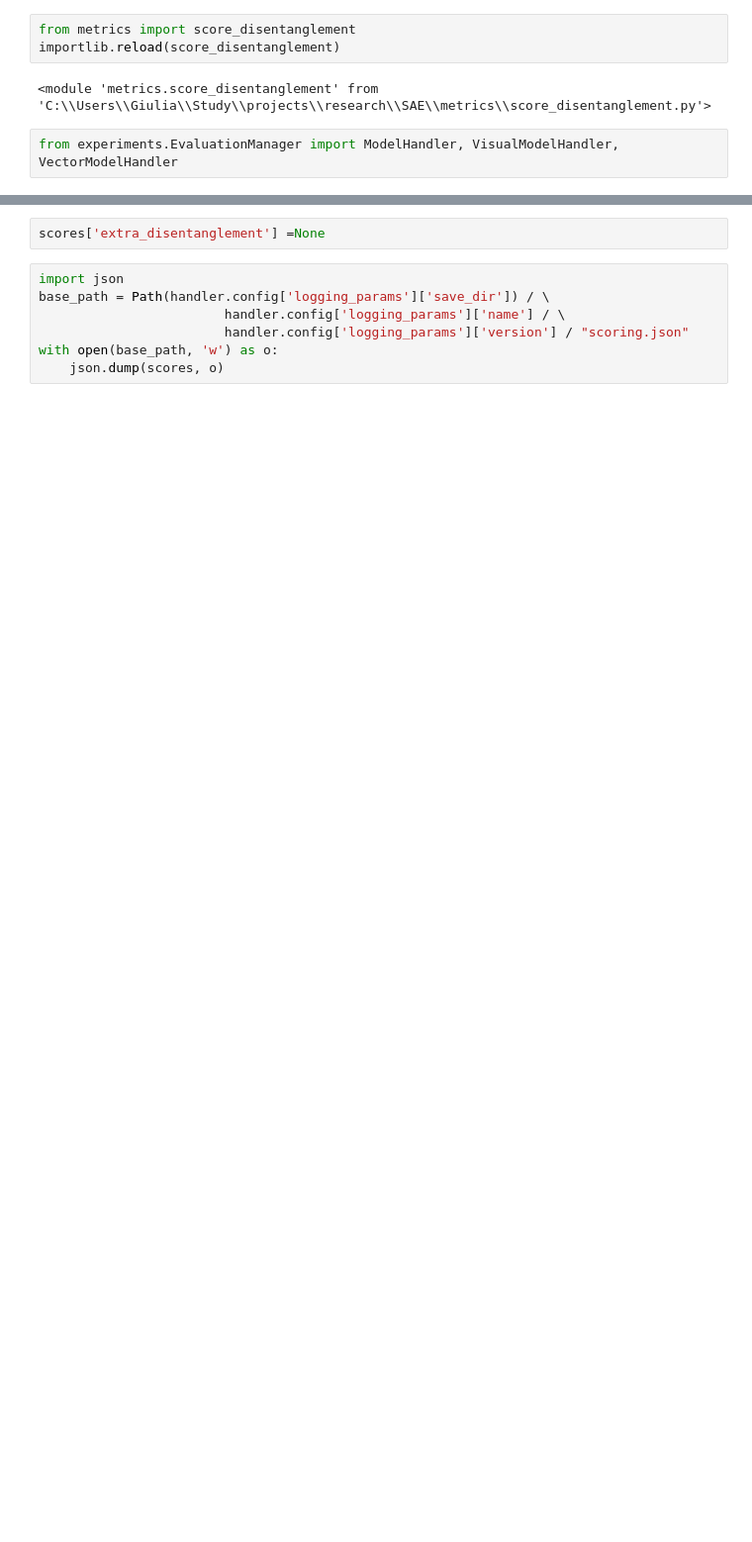
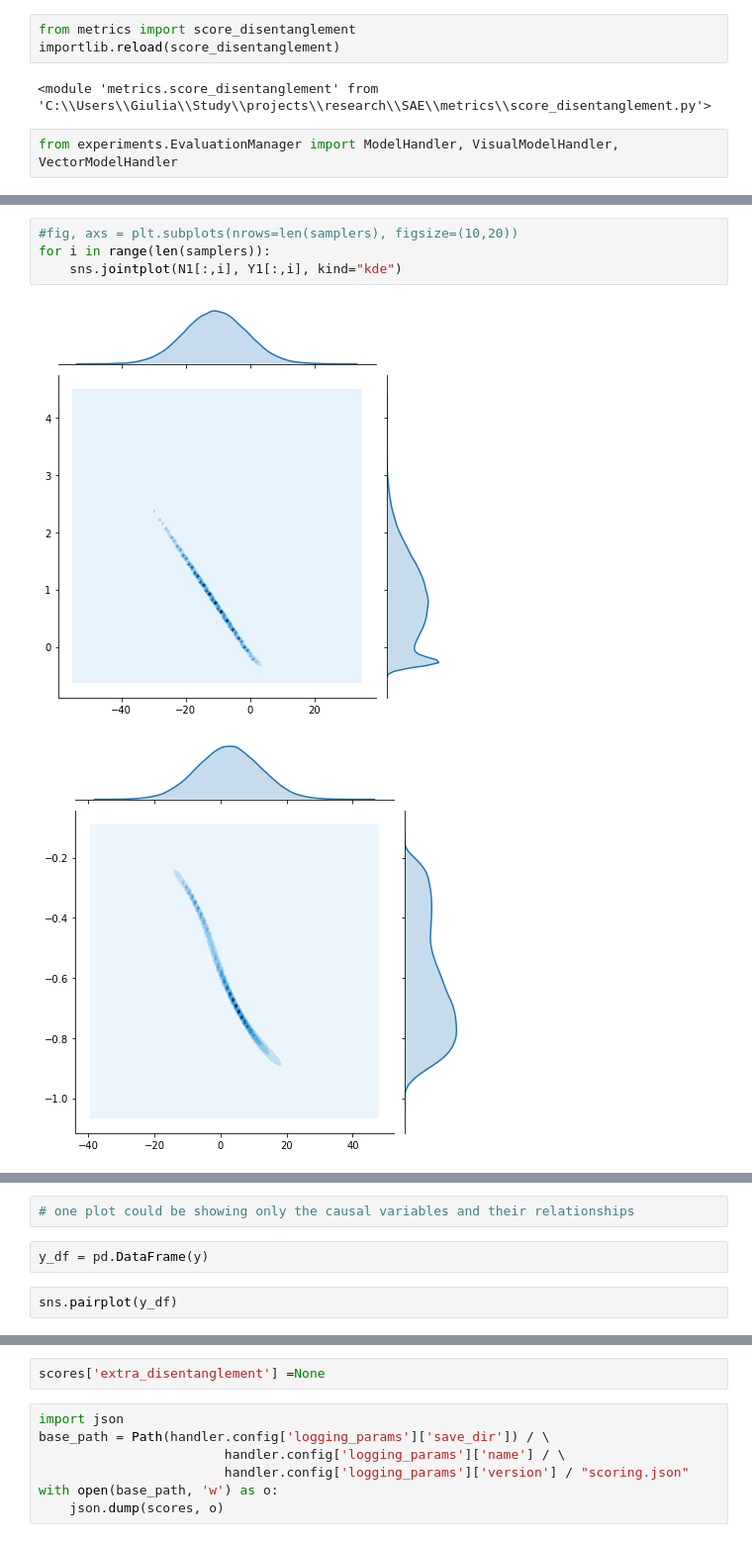
Before and after one commit to GiuliaLanzillotta/CausalAE, a Jupyter notebook: visualisations/test_features.ipynb, the cells around one changed output, grey strips where cells are left out. Shown: that part at 99% size. Saved outputs shown, nothing was run; the diff lists cells and outputs as text; blank space fills up the shorter version.

```diff
--- a/visualisations/test_features.ipynb
+++ b/visualisations/test_features.ipynb
@@ -64,0 +161,7 @@ Dataset loaded.
+# %%
+#fig, axs = plt.subplots(nrows=len(samplers), figsize=(10,20))
+for i in range(len(samplers)):
+    sns.jointplot(N1[:,i], Y1[:,i], kind="kde")
+# %% [output]
+[figure, added]
+[figure, added]
@@ -64,0 +176,6 @@ Dataset loaded.
+# %%
+# one plot could be showing only the causal variables and their relationships
+# %%
+y_df = pd.DataFrame(y)
+# %%
+sns.pairplot(y_df)
```
Also changed, not shown: parts of 30 cells of this notebook, 3 other files.
